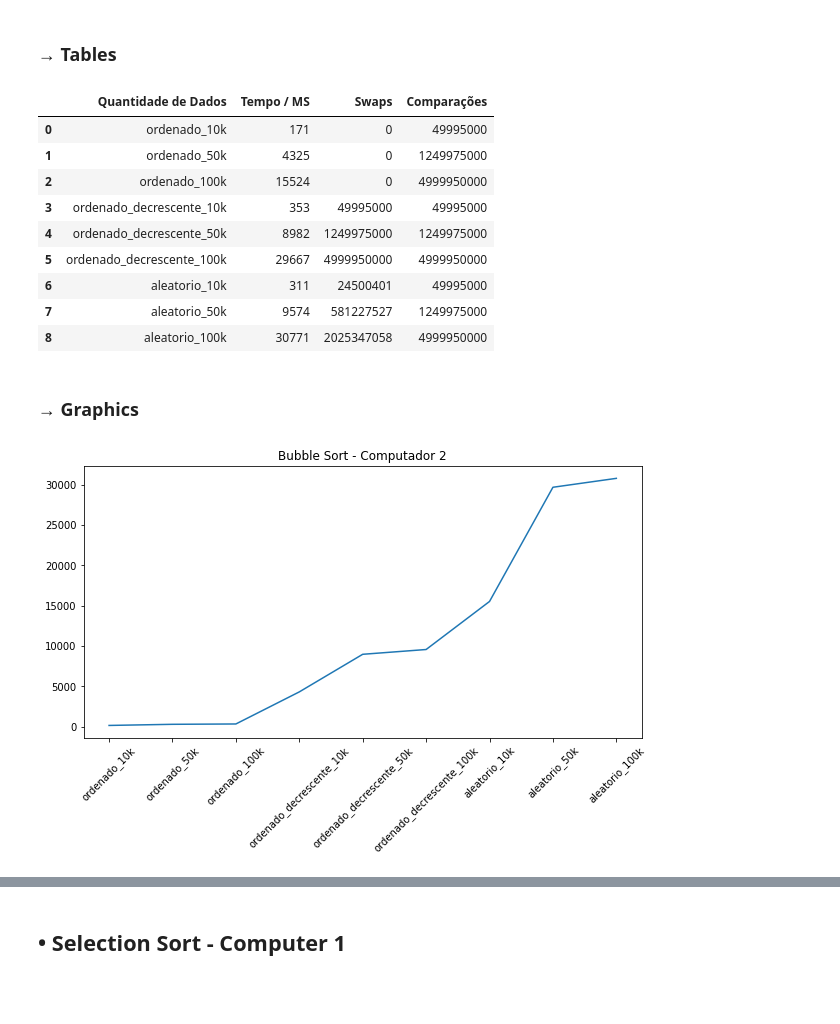
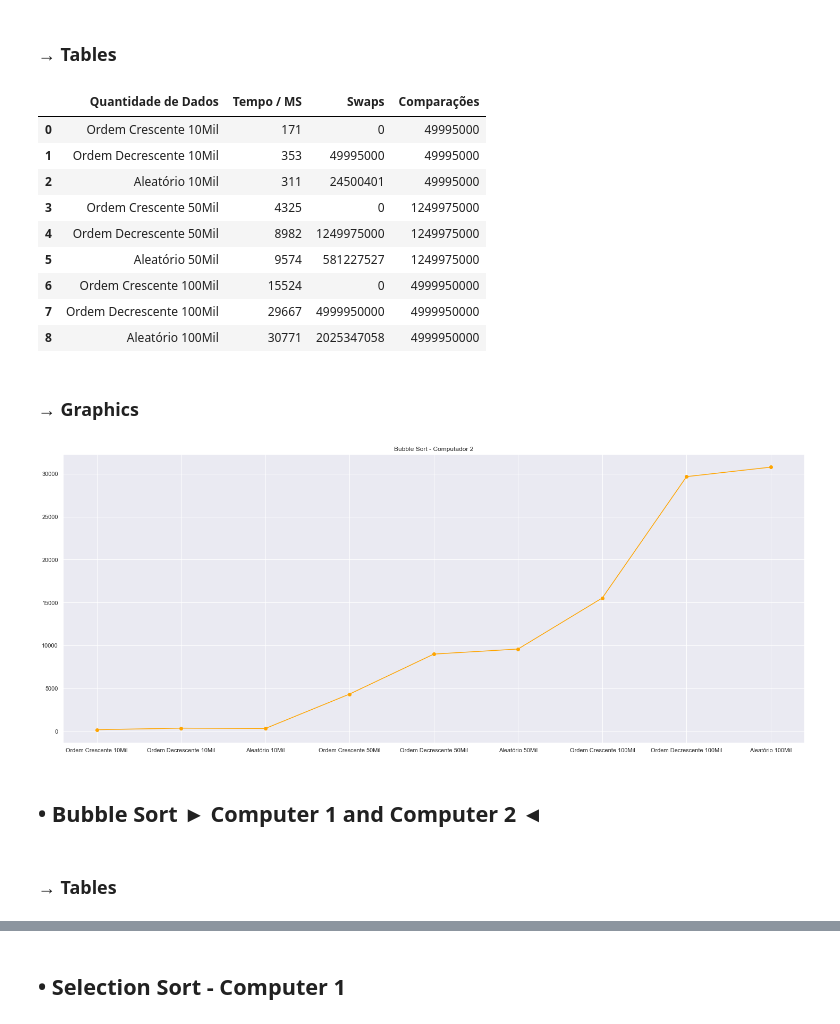
Before and after one commit to Pedrinhonitz/Data-Search-and-Sorting, a Jupyter notebook: NP1/Analise-Algoritmos-Ordenação.ipynb, the cells around one changed output, grey strips where cells are left out. Cells and saved outputs as stored; diff of their text form; code cells hidden in the pictures; blank space fills up the shorter version.

```diff
--- a/NP1/Analise-Algoritmos-Ordenação.ipynb
+++ b/NP1/Analise-Algoritmos-Ordenação.ipynb
@@ -9,10 +10,13 @@
 import pandas as pd
 import numpy as np
 import matplotlib.pyplot as plt
+import seaborn as sns
+
+sns.set_theme(style="darkgrid")
 # %% [markdown]
 ## • Order Size
 # %%
-ordenado = ['ordenado_10k', 'ordenado_50k', 'ordenado_100k', 'ordenado_decrescente_10k', 'ordenado_decrescente_50k', 'ordenado_decrescente_100k', 'aleatorio_10k', 'aleatorio_50k', 'aleatorio_100k']
+ordenado = ['Ordem Crescente 10Mil', 'Ordem Decrescente 10Mil', 'Aleatório 10Mil', 'Ordem Crescente 50Mil', 'Ordem Decrescente 50Mil', 'Aleatório 50Mil', 'Ordem Crescente 100Mil', 'Ordem Decrescente 100Mil', 'Aleatório 100Mil']
 # %% [markdown]
 ## • Bubble Sort - Computer 1
 # %% [markdown]
@@ -54,9 +58,9 @@ plt.show()
 # %% [markdown]
 ### → Tables
 # %%
-comp = {'Comparações' : [49995000, 1249975000, 4999950000, 49995000, 1249975000, 4999950000, 49995000, 1249975000, 4999950000]}
-swaps = [0, 0, 0, 49995000, 1249975000, 4999950000, 24500401, 581227527, 2025347058]
-temp = [171, 4325, 15524, 353, 8982, 29667, 311, 9574, 30771]
+comp = {'Comparações' : [49995000, 49995000, 49995000, 1249975000, 1249975000, 1249975000, 4999950000, 4999950000, 4999950000]}
+swaps = [0, 49995000, 24500401, 0, 1249975000, 581227527, 0, 4999950000, 2025347058]
+temp = [171, 353, 311, 4325, 8982, 9574, 15524, 29667, 30771]
 df_bubble_pc2 = pd.DataFrame(comp)
 df_bubble_pc2['Swaps'] = swaps
 df_bubble_pc2['Tempo / MS'] = temp
@@ -65,23 +69,27 @@ df_bubble_pc2 = df_bubble_pc2[['Quantidade de Dados', 'Tempo / MS', 'Swaps', 'Co
 df_bubble_pc2
 # %% [output]
 |  | Quantidade de Dados | Tempo / MS | Swaps | Comparações |
-| 0 | ordenado_10k | 171 | 0 | 49995000 |
-| 1 | ordenado_50k | 4325 | 0 | 1249975000 |
-| 2 | ordenado_100k | 15524 | 0 | 4999950000 |
-| 3 | ordenado_decrescente_10k | 353 | 49995000 | 49995000 |
-| 4 | ordenado_decrescente_50k | 8982 | 1249975000 | 1249975000 |
-| 5 | ordenado_decrescente_100k | 29667 | 4999950000 | 4999950000 |
-| 6 | aleatorio_10k | 311 | 24500401 | 49995000 |
-| 7 | aleatorio_50k | 9574 | 581227527 | 1249975000 |
-| 8 | aleatorio_100k | 30771 | 2025347058 | 4999950000 |
+| 0 | Ordem Crescente 10Mil | 171 | 0 | 49995000 |
+| 1 | Ordem Decrescente 10Mil | 353 | 49995000 | 49995000 |
+| 2 | Aleatório 10Mil | 311 | 24500401 | 49995000 |
+| 3 | Ordem Crescente 50Mil | 4325 | 0 | 1249975000 |
+| 4 | Ordem Decrescente 50Mil | 8982 | 1249975000 | 1249975000 |
+| 5 | Aleatório 50Mil | 9574 | 581227527 | 1249975000 |
+| 6 | Ordem Crescente 100Mil | 15524 | 0 | 4999950000 |
+| 7 | Ordem Decrescente 100Mil | 29667 | 4999950000 | 4999950000 |
+| 8 | Aleatório 100Mil | 30771 | 2025347058 | 4999950000 |
 # %% [markdown]
 ### → Graphics
 # %%
-temp.sort()
-plt.figure(figsize=(10,5))
-plt.plot(ordenado, temp)
+plt.figure(figsize=(25,10))
+plt.plot(ordenado, temp, color='orange')
+plt.scatter(ordenado, temp, color='orange')
 plt.title(f"Bubble Sort - Computador 2")
-plt.xticks(rotation=45)
+plt.xticks(rotation=0)
 plt.show()
 # %% [output]
-[figure, old version]
+[figure, new version]
+# %% [markdown]
+## • Bubble Sort ► Computer 1 and Computer 2 ◄
+# %% [markdown]
+### → Tables
```
Also changed, not shown: parts of 50 cells of this notebook, 1 other file.
